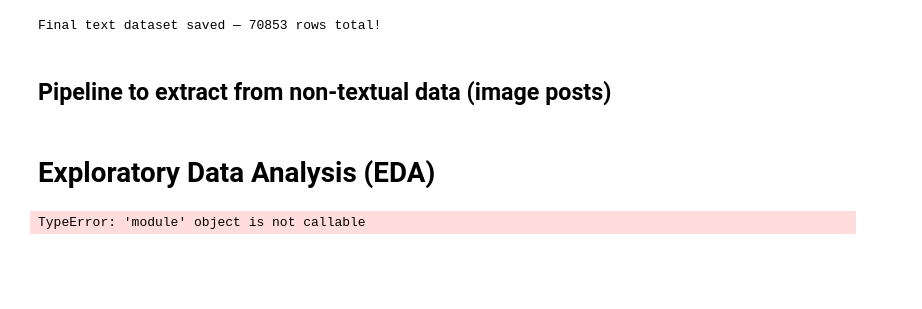
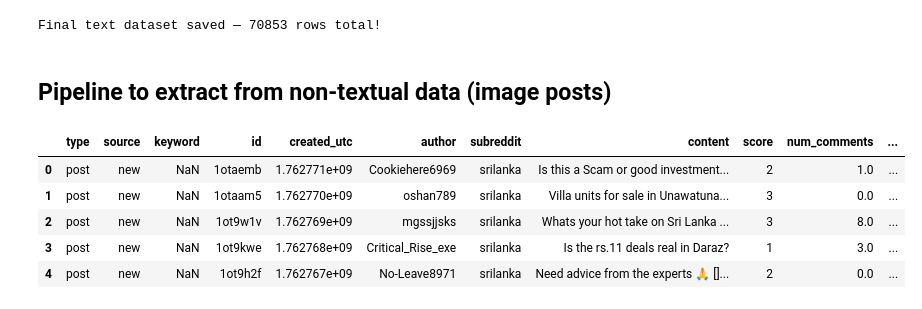
Before and after one commit to Starlight0901/Reddit_SriLanka_Social_Insight, a Jupyter notebook: Reddit Datascraping Pipeline.ipynb, the cells around one changed output. Drawn from its saved outputs; the diff is of its cells as text; code cells hidden in the pictures; blank space fills up the shorter version.

Commit message:
Scraping post and comment data

```diff
--- a/Reddit Datascraping Pipeline.ipynb
+++ b/Reddit Datascraping Pipeline.ipynb
@@ -471,26 +516,13 @@ print(f"Final text dataset saved — {len(df_text)} rows total!")
 Final text dataset saved — 70853 rows total!
 # %% [markdown]
 ## Pipeline to extract from non-textual data (image posts)
-# %% [markdown]
-# Exploratory Data Analysis (EDA)
-# %%
-text_blob = " ".join(df_text['content'].dropna().astype(str).tolist())
-
-# --- Generate the word cloud ---
-wc = WordCloud(
-    width=1200,
-    height=600,
-    background_color='white',
-    stopwords=set(stopwords.words('english')),
-    max_words=300,
-    collocations=False
-).generate(text_blob)
-
-# --- Display ---
-plt.figure(figsize=(14, 7))
-plt.imshow(wc, interpolation='bilinear')
-plt.axis('off')
-plt.title("Word Cloud of Posts and Comments from r/srilanka", fontsize=18)
-plt.show()
-# %% [output]
-TypeError: 'module' object is not callable
+# %%
+posts_df = pd.read_csv("r_srilanka_text_dataset.csv")
+posts_df.head()
+# %% [output]
+|  | type | source | keyword | id | created_utc | author | subreddit | content | score | num_comments | ... |
+| 0 | post | new | NaN | 1otaemb | 1.762771e+09 | Cookiehere6969 | srilanka | Is this a Scam or good investment... | 2 | 1.0 | ... |
+| 1 | post | new | NaN | 1otaam5 | 1.762770e+09 | oshan789 | srilanka | Villa units for sale in Unawatuna... | 3 | 0.0 | ... |
+| 2 | post | new | NaN | 1ot9w1v | 1.762769e+09 | mgssjjsks | srilanka | Whats your hot take on Sri Lanka ... | 3 | 8.0 | ... |
+| 3 | post | new | NaN | 1ot9kwe | 1.762768e+09 | Critical_Rise_exe | srilanka | Is the rs.11 deals real in Daraz? | 1 | 3.0 | ... |
+| 4 | post | new | NaN | 1ot9h2f | 1.762767e+09 | No-Leave8971 | srilanka | Need advice from the experts 🙏 []... | 2 | 0.0 | ... |
```
Also changed, not shown: parts of 21 cells of this notebook, 2 other files.
